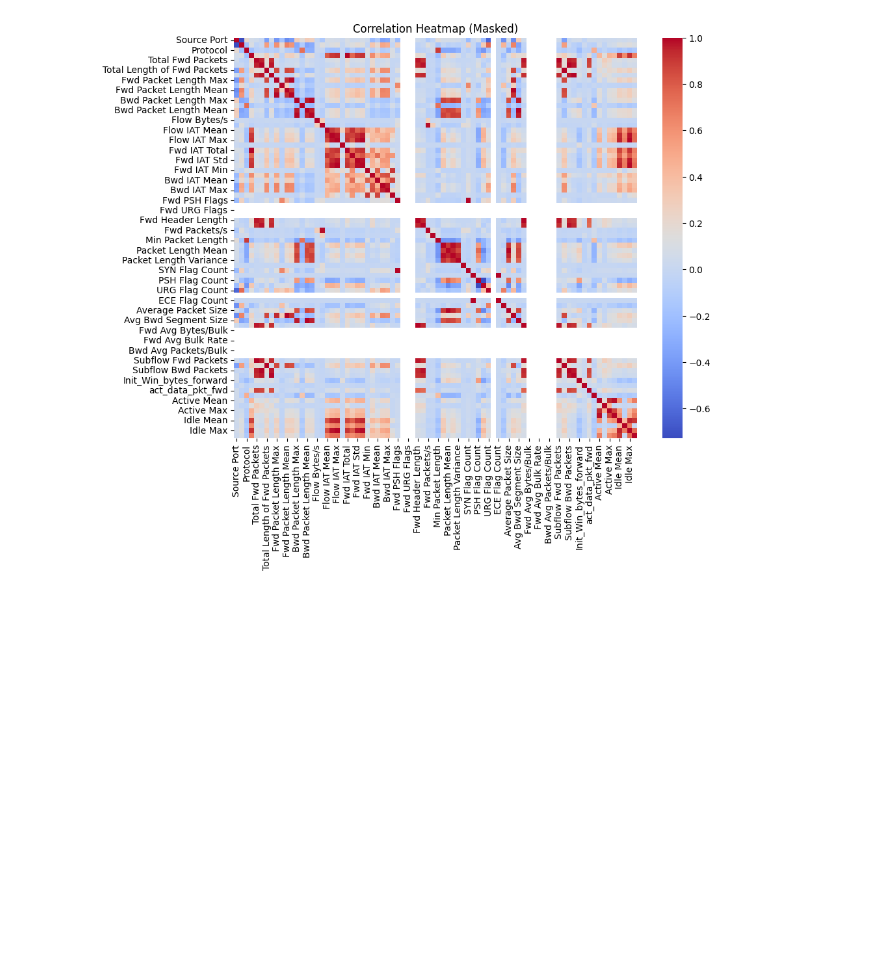
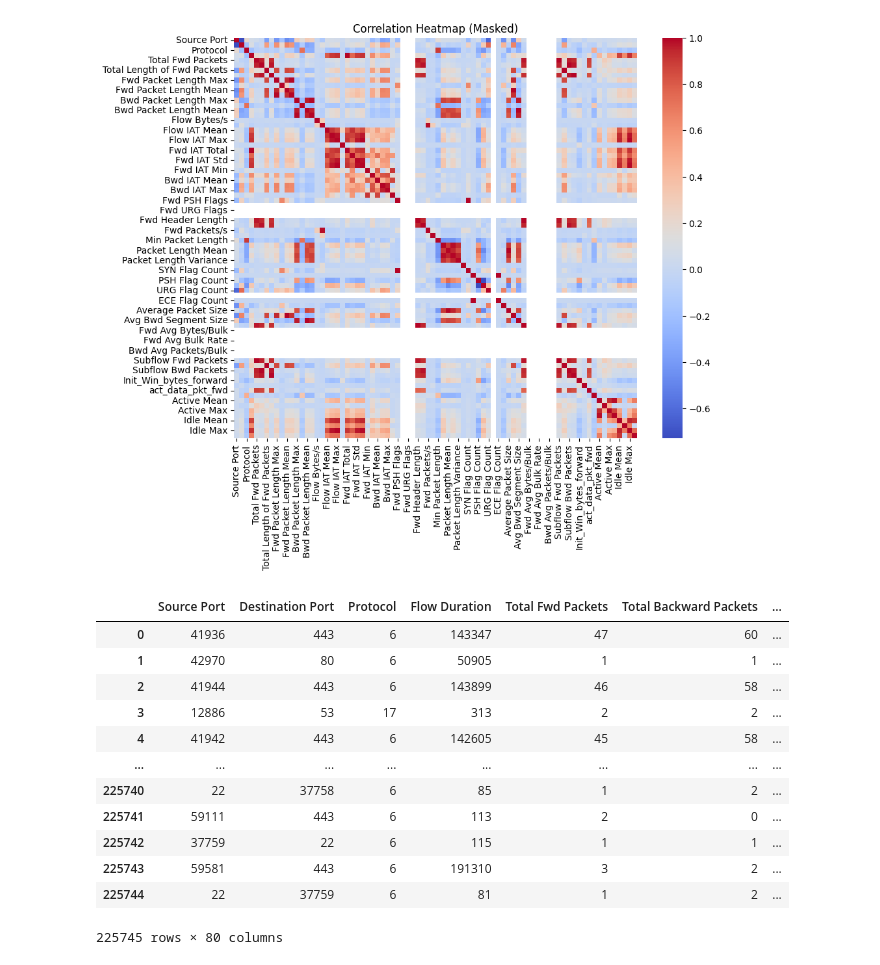
Before and after one commit to YassineICHIRRI/Anomaly-Detection-of-DDoS-Attacks, a Jupyter notebook: DDoS_notebook.ipynb, the cells around one changed output. Saved outputs shown, nothing was run; the diff lists cells and outputs as text; code cells hidden in the pictures; blank space fills up the shorter version.

```diff
--- a/DDoS_notebook.ipynb
+++ b/DDoS_notebook.ipynb
@@ -155,3 +165,13 @@ plt.title('Correlation Heatmap (Masked)')
 plt.show()
 # %% [output]
 [figure]
+# %%
+
+
+
+# Drop columns that won't be used as features (e.g., Flow ID, Timestamp)
+df.drop(columns=['Flow ID', 'Timestamp','Source IP', 'Destination IP', 'External IP'], inplace=True)
+
+# Separate features (X) and labels (y)
+X = df.drop(columns=['Label'])  # Features
+y = df['Label']  # Labels
@@ -157,0 +244,16 @@ plt.show()
+# %%
+X
+# %% [output]
+|  | Source Port | Destination Port | Protocol | Flow Duration | Total Fwd Packets | Total Backward Packets | ... |
+| 0 | 41936 | 443 | 6 | 143347 | 47 | 60 | ... |
+| 1 | 42970 | 80 | 6 | 50905 | 1 | 1 | ... |
+| 2 | 41944 | 443 | 6 | 143899 | 46 | 58 | ... |
+| 3 | 12886 | 53 | 17 | 313 | 2 | 2 | ... |
+| 4 | 41942 | 443 | 6 | 142605 | 45 | 58 | ... |
+| ... | ... | ... | ... | ... | ... | ... | ... |
+| 225740 | 22 | 37758 | 6 | 85 | 1 | 2 | ... |
+| 225741 | 59111 | 443 | 6 | 113 | 2 | 0 | ... |
+| 225742 | 37759 | 22 | 6 | 115 | 1 | 1 | ... |
+| 225743 | 59581 | 443 | 6 | 191310 | 3 | 2 | ... |
+| 225744 | 22 | 37759 | 6 | 81 | 1 | 2 | ... |
+225745 rows × 80 columns
```
Also changed, not shown: parts of 7 cells of this notebook.
